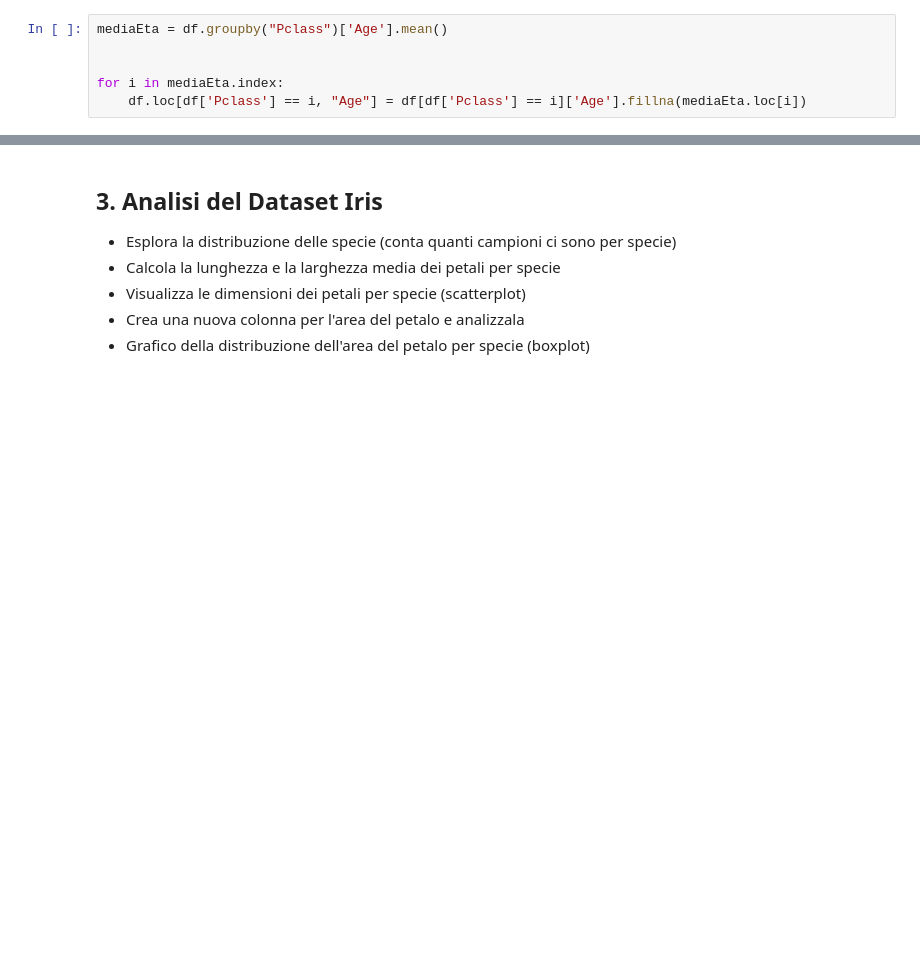
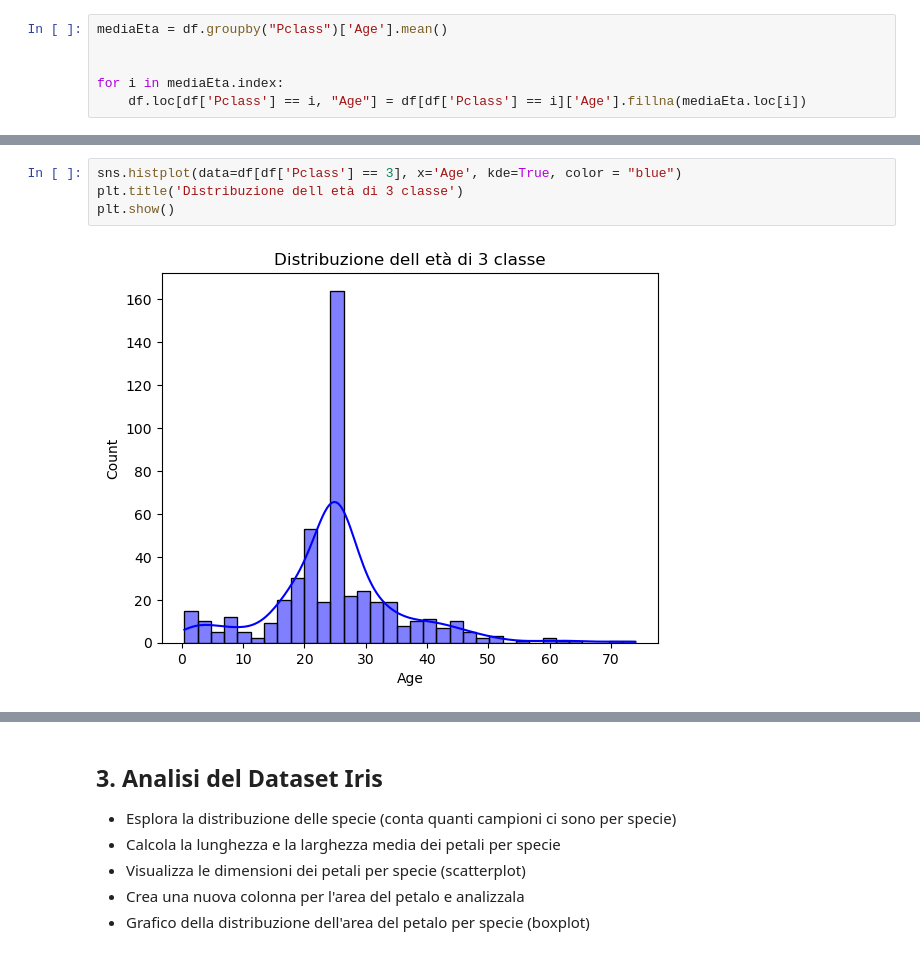
Before and after one commit to Sno2205/ProgrammingLab, a Jupyter notebook: EserciziParte2/5.4_Esercizi_lez_5.ipynb, the cells around one changed output, grey strips where cells are left out. Saved outputs shown, nothing was run; the diff lists cells and outputs as text; blank space fills up the shorter version.

```diff
--- a/EserciziParte2/5.4_Esercizi_lez_5.ipynb
+++ b/EserciziParte2/5.4_Esercizi_lez_5.ipynb
@@ -118,0 +136,6 @@ df[df['Age'].isna()]
+# %%
+sns.histplot(data=df[df['Pclass'] == 3], x='Age', kde=True, color = "blue")
+plt.title('Distribuzione dell età di 3 classe')
+plt.show()
+# %% [output]
+[figure, added]
```
Also changed, not shown: parts of 13 cells of this notebook.
